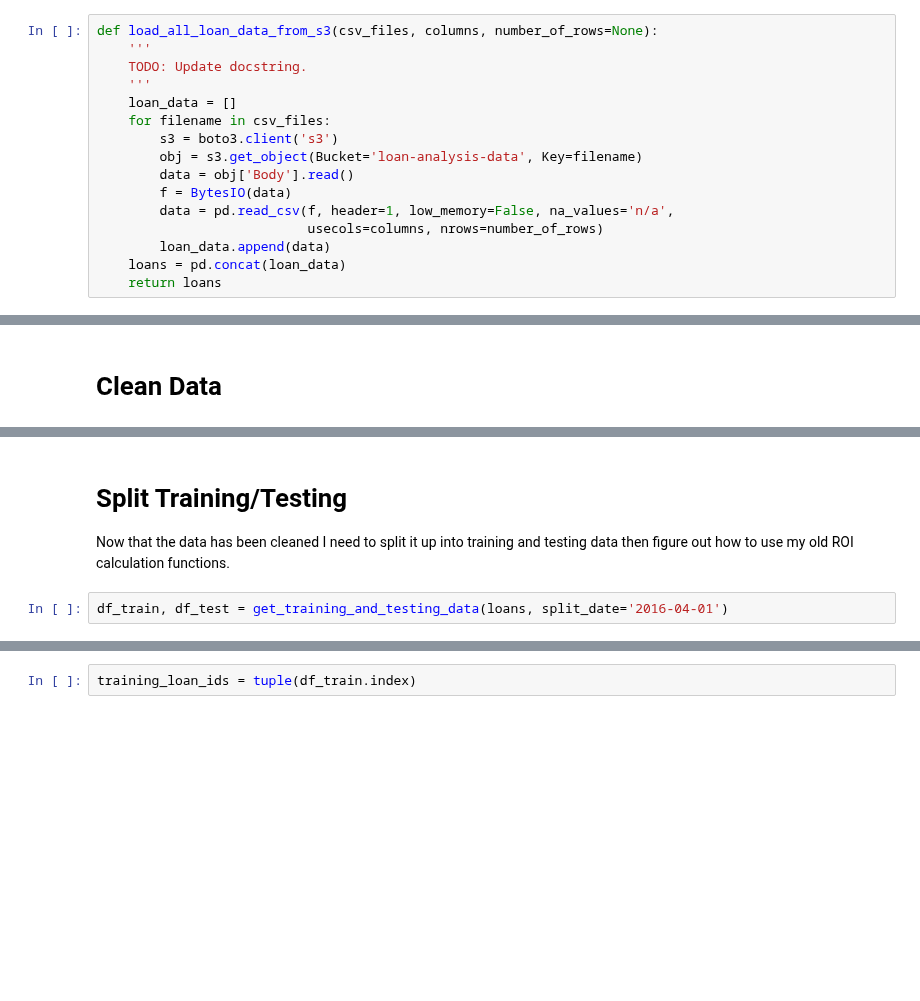
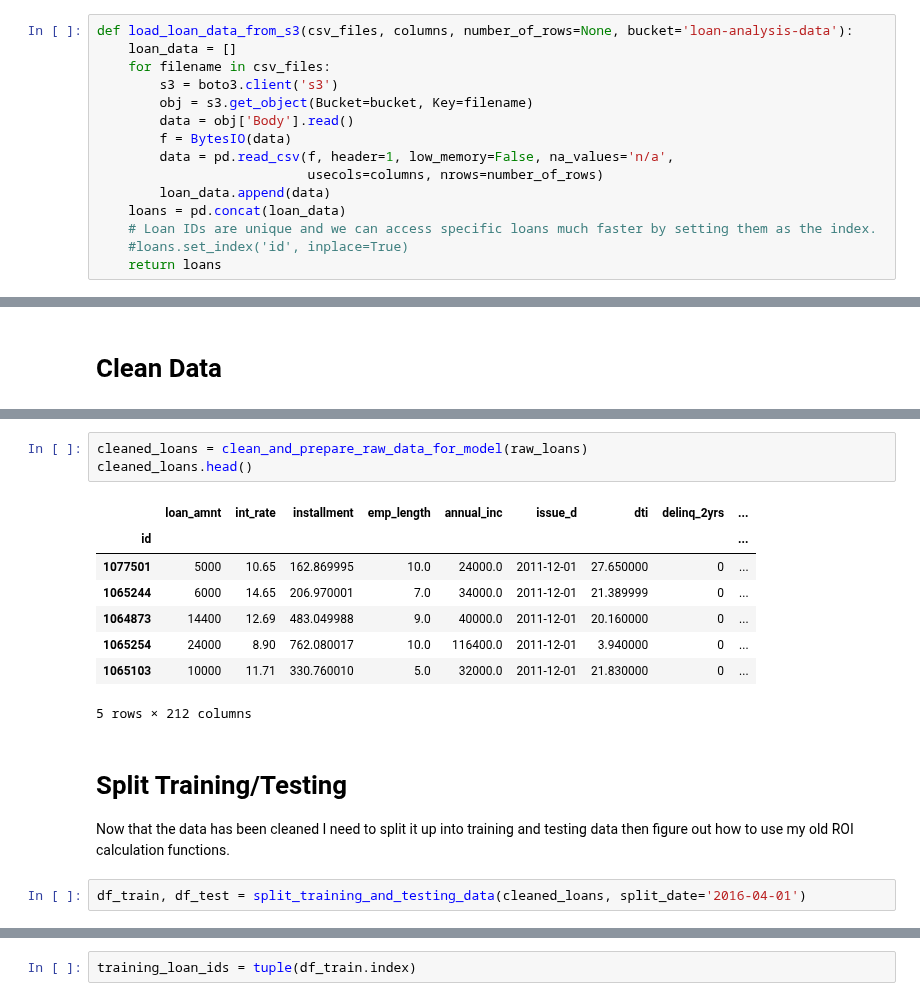
Before and after one commit to Booleans/consumer-loan-investment-strategy-simulator, a Jupyter notebook: FromScratch.ipynb, the cells around one changed output, grey strips where cells are left out. Cells and saved outputs as stored; diff of their text form; blank space fills up the shorter version.

```diff
--- a/FromScratch.ipynb
+++ b/FromScratch.ipynb
@@ -23,19 +23,18 @@ csv_file_names = ('LoanStats3a_securev1.csv', 'LoanStats3b_securev1.csv', 'LoanS
                   'LoanStats_securev1_2017Q3.csv', 'LoanStats_securev1_2017Q4.csv', 'LoanStats_securev1_2018Q1.csv',
                   'LoanStats_securev1_2018Q2.csv', 'LoanStats_securev1_2018Q3.csv', 'LoanStats_securev1_2018Q4.csv')
 # %%
-def load_all_loan_data_from_s3(csv_files, columns, number_of_rows=None):
-    '''
-    TODO: Update docstring.
-    '''
+def load_loan_data_from_s3(csv_files, columns, number_of_rows=None, bucket='loan-analysis-data'):
     loan_data = []
     for filename in csv_files:
         s3 = boto3.client('s3')
-        obj = s3.get_object(Bucket='loan-analysis-data', Key=filename)
+        obj = s3.get_object(Bucket=bucket, Key=filename)
         data = obj['Body'].read()
         f = BytesIO(data)
         data = pd.read_csv(f, header=1, low_memory=False, na_values='n/a',
                            usecols=columns, nrows=number_of_rows)
         loan_data.append(data)
     loans = pd.concat(loan_data)
+    # Loan IDs are unique and we can access specific loans much faster by setting them as the index.
+    #loans.set_index('id', inplace=True)
     return loans
 # %%
@@ -90,9 +80,21 @@ loans.head()
+# %%
+cleaned_loans = clean_and_prepare_raw_data_for_model(raw_loans)
+cleaned_loans.head()
+# %% [output]
+|  | loan_amnt | int_rate | installment | emp_length | annual_inc | issue_d | dti | delinq_2yrs | ... |
+| id |  |  |  |  |  |  |  |  | ... |
+| 1077501 | 5000 | 10.65 | 162.869995 | 10.0 | 24000.0 | 2011-12-01 | 27.650000 | 0 | ... |
+| 1065244 | 6000 | 14.65 | 206.970001 | 7.0 | 34000.0 | 2011-12-01 | 21.389999 | 0 | ... |
+| 1064873 | 14400 | 12.69 | 483.049988 | 9.0 | 40000.0 | 2011-12-01 | 20.160000 | 0 | ... |
+| 1065254 | 24000 | 8.90 | 762.080017 | 10.0 | 116400.0 | 2011-12-01 | 3.940000 | 0 | ... |
+| 1065103 | 10000 | 11.71 | 330.760010 | 5.0 | 32000.0 | 2011-12-01 | 21.830000 | 0 | ... |
+5 rows × 212 columns
 # %% [markdown]
 # Split Training/Testing
 
 Now that the data has been cleaned I need to split it up into training and testing data then figure out how to use my old ROI calculation functions.
 # %%
-df_train, df_test = get_training_and_testing_data(loans, split_date='2016-04-01')
+df_train, df_test = split_training_and_testing_data(cleaned_loans, split_date='2016-04-01')
 # %%
 df_train.head()
 # %% [output]
```
Also changed, not shown: parts of 21 cells of this notebook.
